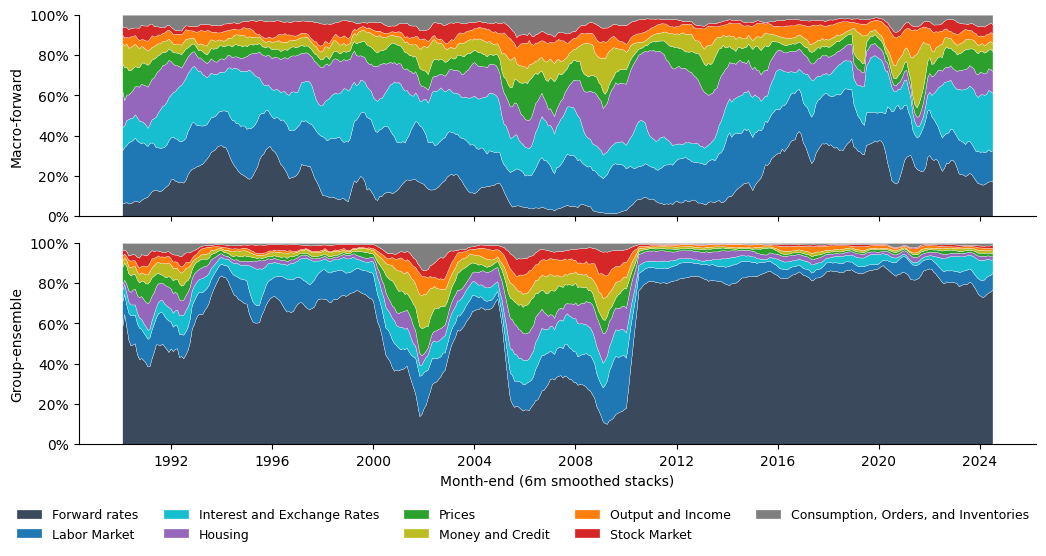
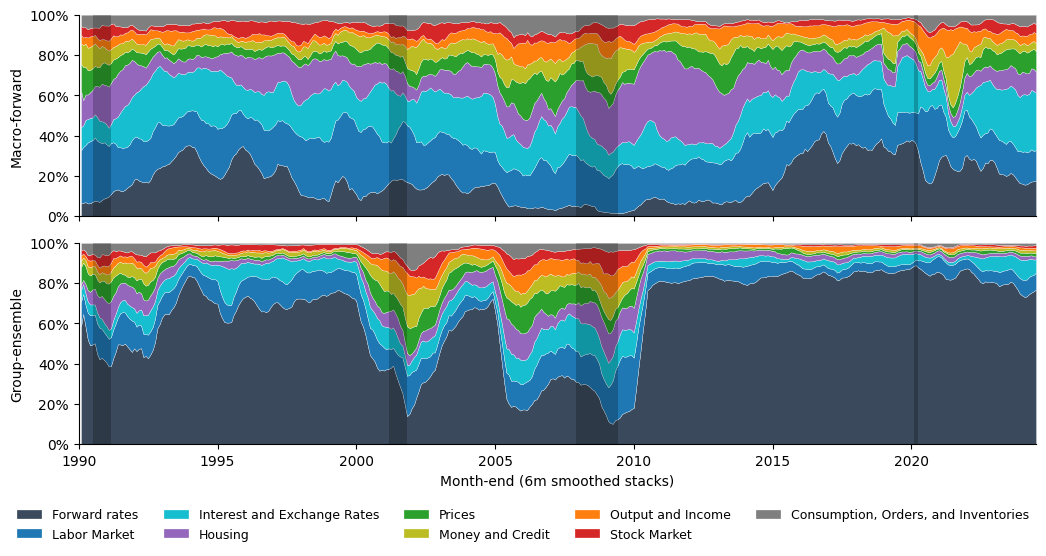
The change to this notebook cell's code, shown as a diff; its figure went from the first image to the second:
--- before
+++ after
@@ -14,4 +14,18 @@
 
 
+import matplotlib.dates as mdates
+
+# NBER recession windows (peak→trough). Fallback if the spanning cell above wasn't run.
+if 'nber_recessions' not in globals():
+    nber_recessions = [(pd.Timestamp(a), pd.Timestamp(b)) for a, b in [
+        ('1990-07-01', '1991-03-01'), ('2001-03-01', '2001-11-01'),
+        ('2007-12-01', '2009-06-01'), ('2020-02-01', '2020-04-01'),
+    ]]
+
+# Precompute per-model frames so the x-range can be fixed exactly to the data (no padding).
+_dfs = {mdl: _block_shares_ts(mdl) for mdl in MODELS_PLOT_ORDER}
+x_min = pd.Timestamp('1990-01-01')
+x_max = max(df.index.max() for df in _dfs.values())
+
 fig, axes = plt.subplots(
     len(MODELS_PLOT_ORDER), 1, figsize=(12, 3.0 * len(MODELS_PLOT_ORDER)), sharex=True,
@@ -21,5 +35,5 @@
 
 for ax, mdl in zip(axes, MODELS_PLOT_ORDER):
-    df = _block_shares_ts(mdl)
+    df = _dfs[mdl]
     ax.stackplot(
         df.index, df[BLOCK_ORDER].T.values,
@@ -28,4 +42,11 @@
         edgecolor='white', linewidth=0.2,
     )
+    # NBER recessions: darken the whole stack inside each recession window by overlaying
+    # a translucent dark band on top (so every block colour reads a few shades darker).
+    for r_start, r_end in nber_recessions:
+        if r_end < x_min or r_start > x_max:
+            continue
+        ax.axvspan(max(r_start, x_min), min(r_end, x_max),
+                   facecolor='black', alpha=0.22, linewidth=0, zorder=3)
     ax.set_ylim(0, 1)
     ax.set_yticks(np.linspace(0, 1, 6))
@@ -37,4 +58,10 @@
     ax.spines['top'].set_visible(False)
     ax.spines['right'].set_visible(False)
+    # Trim the axis exactly to the data: 1990 → last observation, no side white space.
+    ax.set_xlim(x_min, x_max)
+    ax.margins(x=0)
+    # Ticks every five years from 1990.
+    ax.xaxis.set_major_locator(mdates.YearLocator(base=5, month=1, day=1))
+    ax.xaxis.set_major_formatter(mdates.DateFormatter('%Y'))
 
 handles, labels = axes[0].get_legend_handles_labels()

Commit: committing recent changes to ann_runs etc